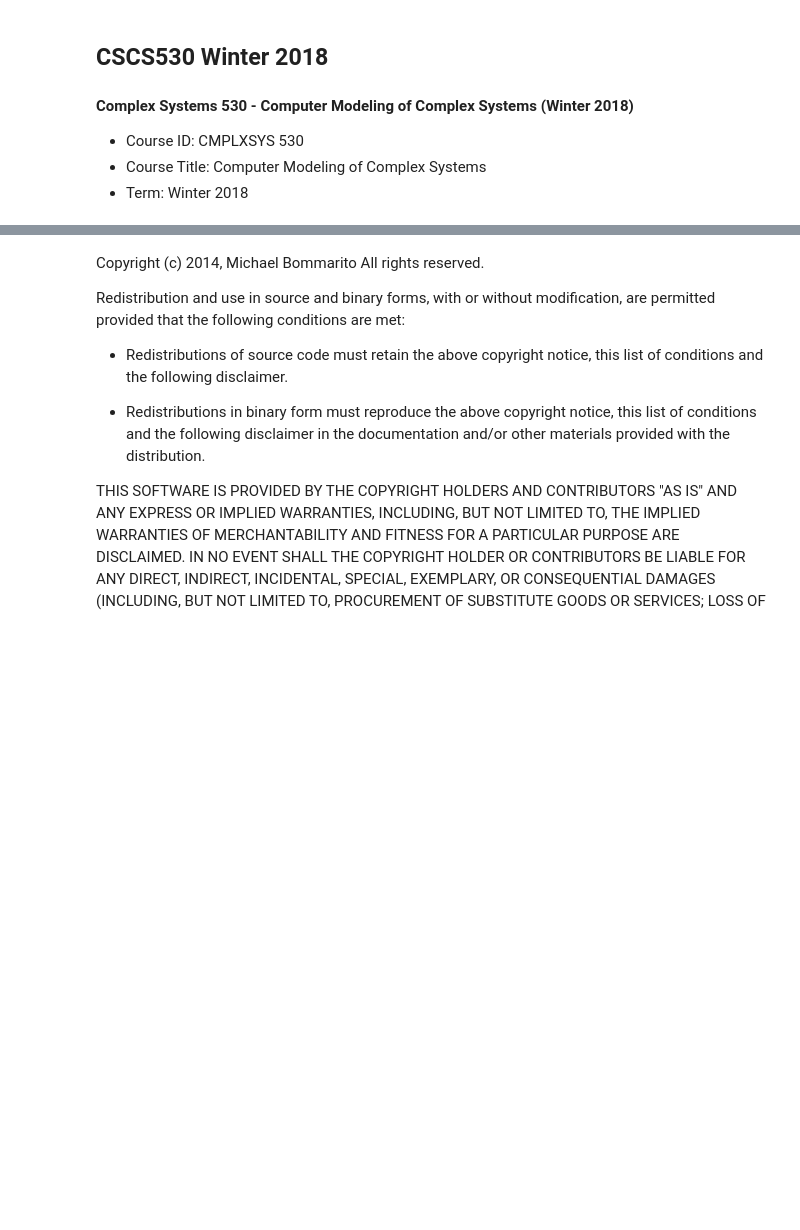
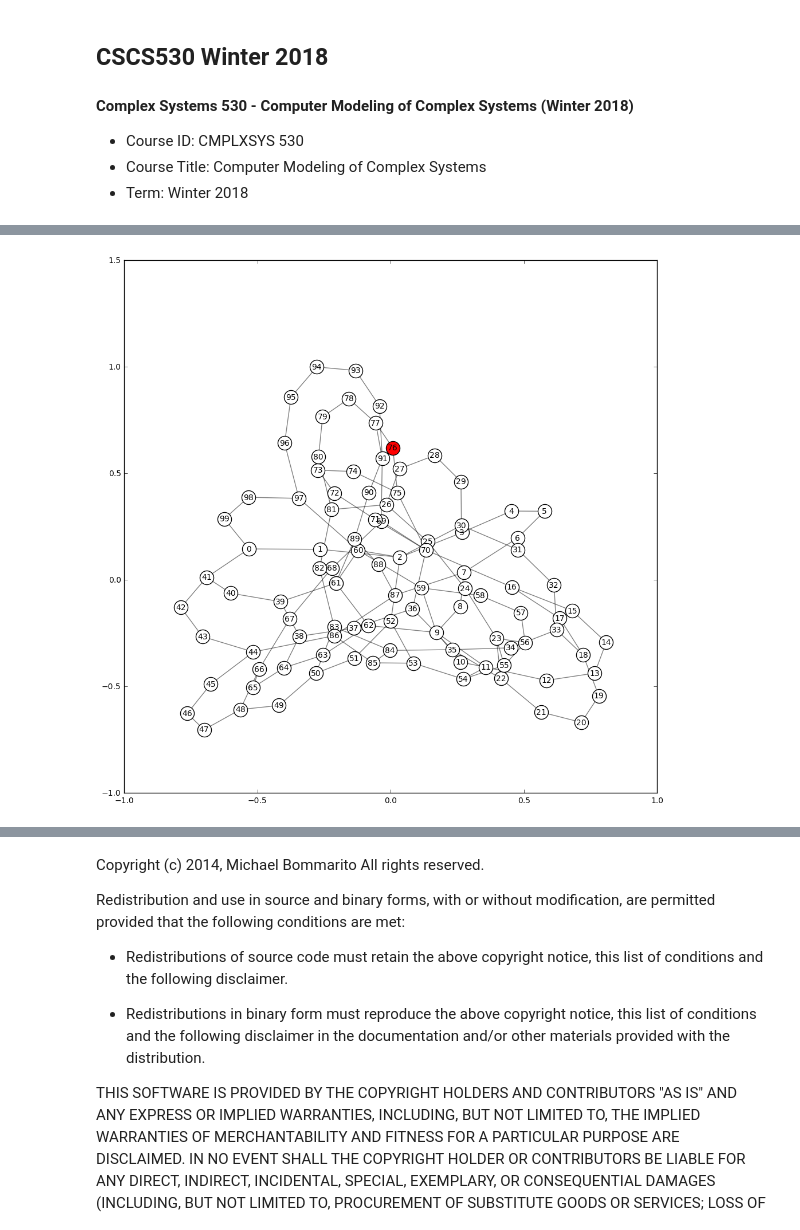
Before and after one commit to lynetteshaw/cscs-530-wi2018, a Jupyter notebook: In_Class_Notebooks/Networks/sir_model.ipynb, the cells around one changed output, grey strips where cells are left out. Saved outputs shown, nothing was run; the diff lists cells and outputs as text; code cells hidden in the pictures; blank space fills up the shorter version.

```diff
--- a/In_Class_Notebooks/Networks/sir_model.ipynb
+++ b/In_Class_Notebooks/Networks/sir_model.ipynb
@@ -49,34 +53,36 @@ def draw_graph(g, g_layout):
     node_map = {"S": [node_id for node_id in g.node if g.node[node_id]["state"] == "S"],
                 "I": [node_id for node_id in g.node if g.node[node_id]["state"] == "I"],
                 "R": [node_id for node_id in g.node if g.node[node_id]["state"] == "R"],
                 }
 
     # Now we can visualize the infected node's position
-    f = plt.figure(figsize=(10,10))
+    f = plt.figure(figsize=(12,12))
     nx.draw_networkx_nodes(g, g_layout,
                            nodelist=node_map["S"],
                            node_color="white")
 
     nx.draw_networkx_nodes(g, g_layout,
                            nodelist=node_map["I"],
                            node_color="red")
 
     nx.draw_networkx_nodes(g, g_layout,
                            nodelist=node_map["R"],
                            node_color="black")
 
     nx.draw_networkx_edges(g, g_layout,
                            width=1.0,
                            alpha=0.5)
 
     _ = nx.draw_networkx_labels(g, g_layout,
                             dict(zip(g.nodes(), g.nodes())),
                             font_size=10)
 
     ax = f.gca()
     ax.set_aspect(1./ax.get_data_ratio())
 
 draw_graph(g, g_layout)
+# %% [output]
+[figure, added]
 # %%
 # Probability of infection per edge
 prob_infection = 1.0
```
Also changed, not shown: parts of 4 cells of this notebook, 1 other file.
